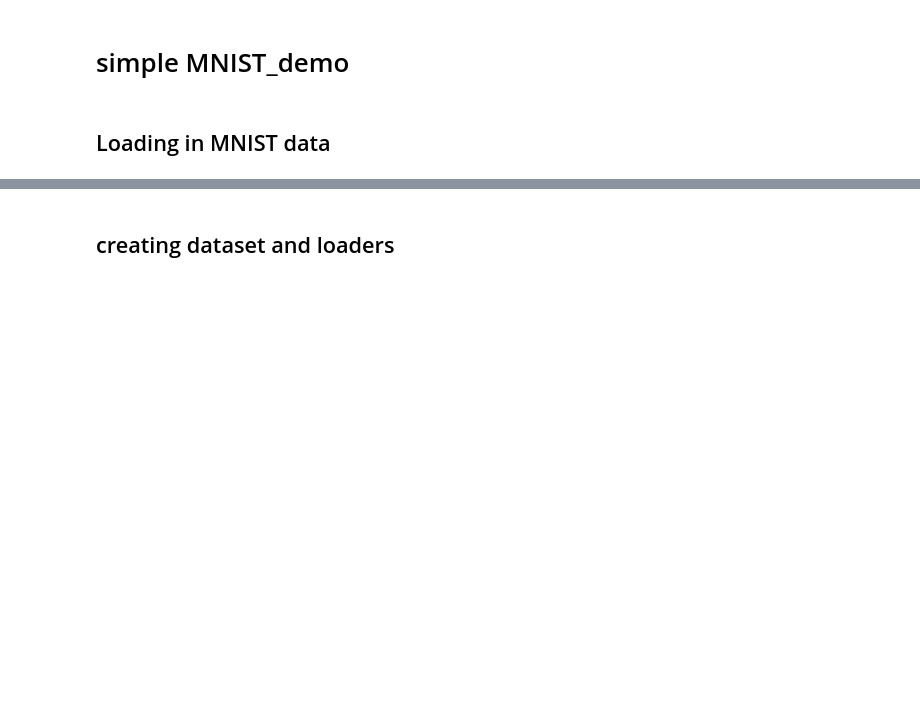
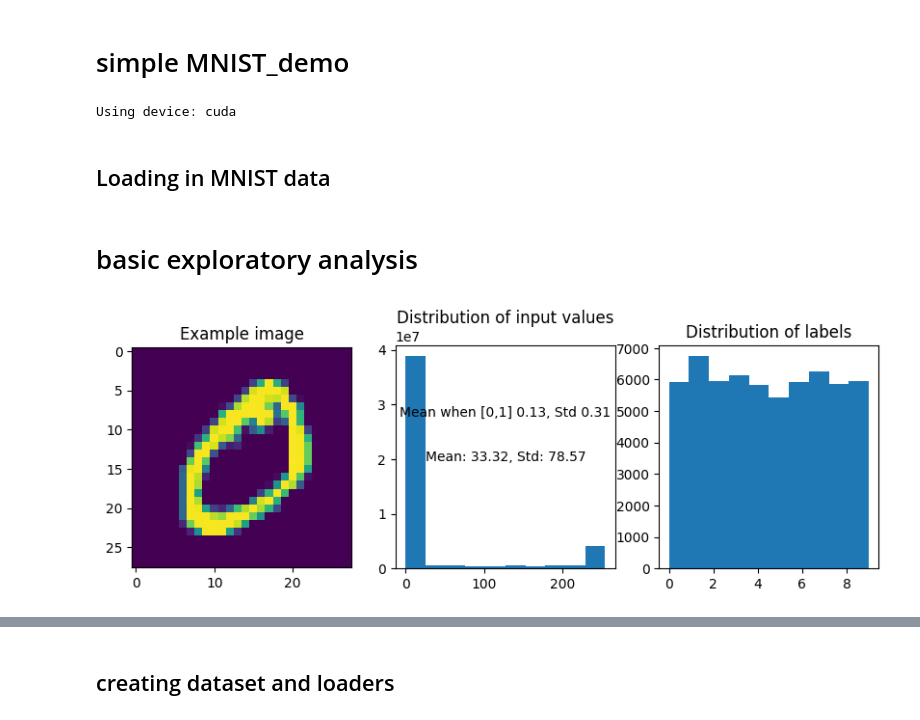
Before and after one commit to brunombatinica/cv_demos, a Jupyter notebook: notebooks/mnist_demo.ipynb, the cells around one changed output, grey strips where cells are left out. Saved outputs shown, nothing was run; the diff lists cells and outputs as text; code cells hidden in the pictures; blank space fills up the shorter version.

Commit message:
git ignore, cuda, logreg

```diff
--- a/notebooks/mnist_demo.ipynb
+++ b/notebooks/mnist_demo.ipynb
@@ -17,3 +22,9 @@ from torch.utils.data import Dataset, DataLoader
+# %%
+# Check if GPU is available
+device = torch.device('cuda' if torch.cuda.is_available() else 'cpu')
+print(f'Using device: {device}')
+# %% [output]
+Using device: cuda
 # %% [markdown]
 ## Loading in MNIST data
 # %%
@@ -58,5 +70,32 @@ training_labels_filepath = input_path + 'train-labels-idx1-ubyte'
 test_images_filepath = input_path + 't10k-images-idx3-ubyte'
 test_labels_filepath = input_path + 't10k-labels-idx1-ubyte'
 
-mnist_dataloader = MnistDataloader(training_images_filepath, training_labels_filepath, test_images_filepath, test_labels_filepath)
+mnist_dataloader = MnistData(training_images_filepath, training_labels_filepath, test_images_filepath, test_labels_filepath)
 (x_train, y_train), (x_test, y_test) = mnist_dataloader.load_data()
+# %% [markdown]
+# basic exploratory analysis
+# %%
+# basic exploratory analysis
+fig = plt.figure(figsize=(10, 3))
+# plot example image
+ax1 = fig.add_subplot(1, 3, 1)
+ax1.set_title("Example image")
+ax1.imshow(x_train[1]);
+# plot distribtuion of input values
+ax2 = fig.add_subplot(1, 3, 2)
+ax2.set_title("Distribution of input values")
+ax2.text(0.5, 0.5, f"Mean: {x_train.flatten().mean():.2f}, Std: {x_train.flatten().std():.2f}",
+         ha='center', va='center', transform=ax2.transAxes)
+ax2.text(0.5, 0.7, f"Mean when [0,1] {x_train.flatten().mean()/255:.2f}, Std {x_train.flatten().std()/255:.2f}",
+         ha='center', va='center', transform=ax2.transAxes)
+
+
+
+ax2.hist(x_train.flatten());
+# plot distribution of labels
+
+ax3 = fig.add_subplot(1, 3, 3)
+ax3.set_title("Distribution of labels")
+ax3.hist(y_train);
+# %% [output]
+[figure, added]
```
Also changed, not shown: parts of 22 cells of this notebook, 8 other files.
